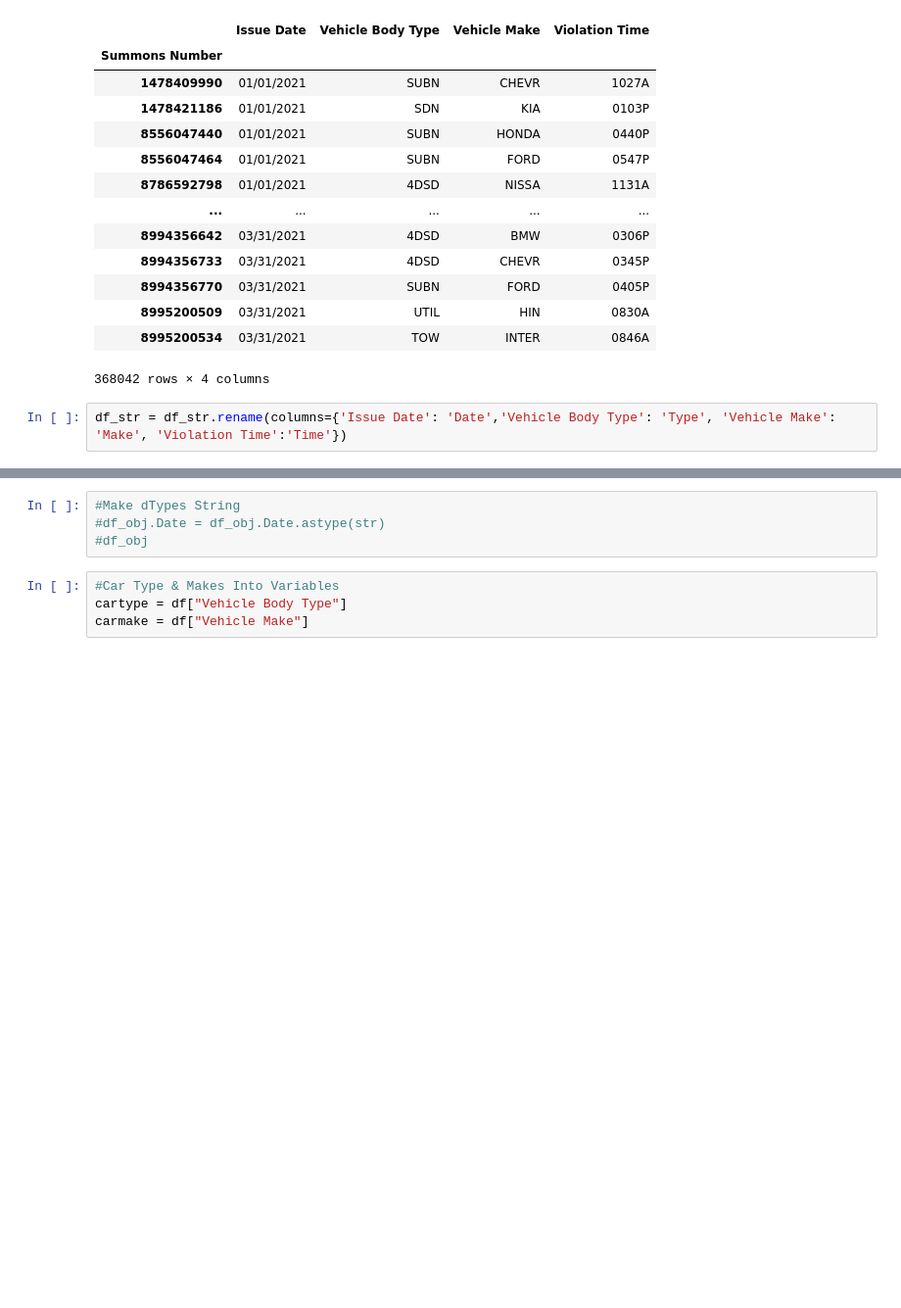
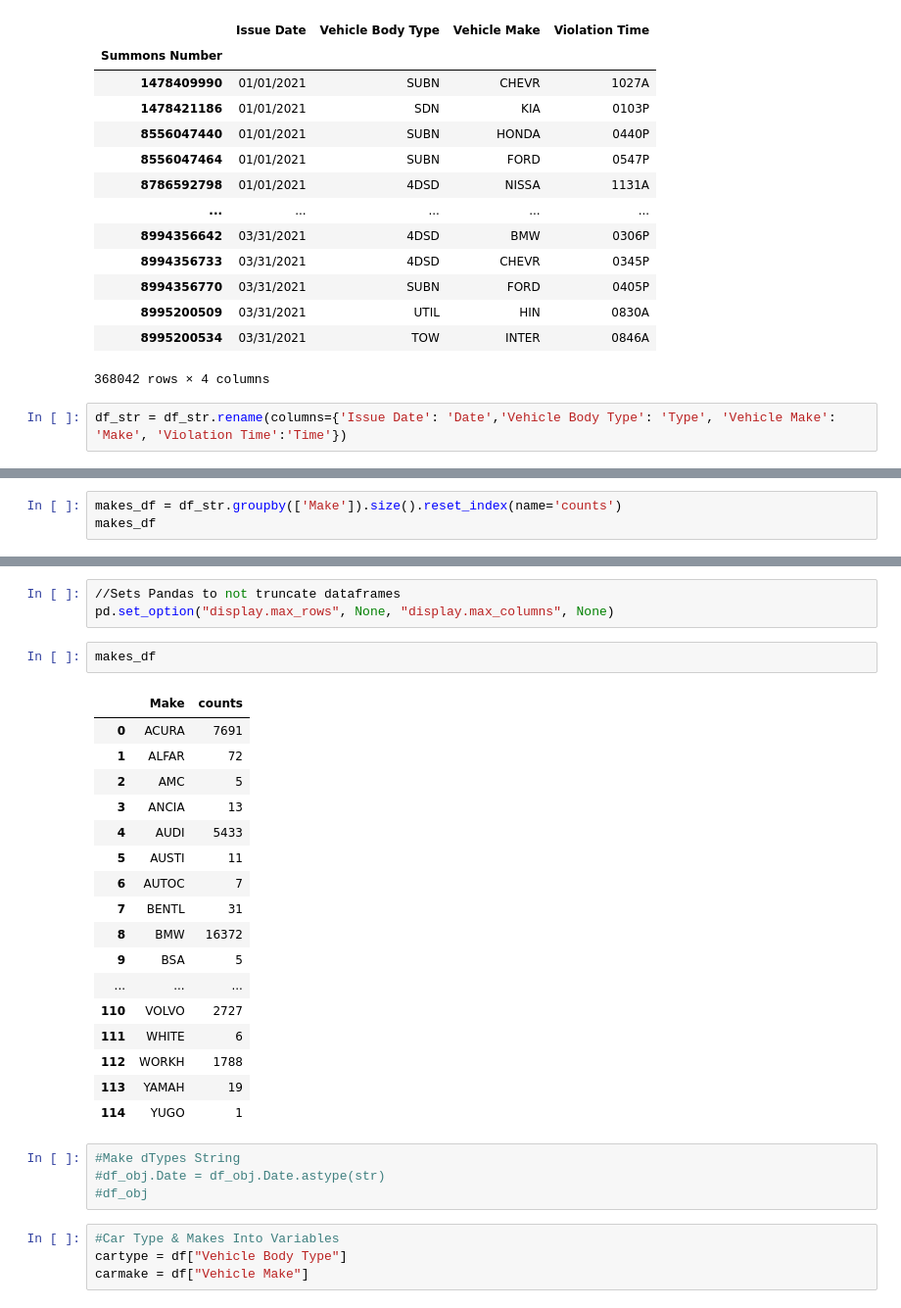
Before and after one commit to mconwa20/Final-project, a Jupyter notebook: nycdatadeepclean.ipynb, the cells around one changed output, grey strips where cells are left out. Shown at 98% size. Saved outputs shown, nothing was run; the diff lists cells and outputs as text; blank space fills up the shorter version.

```diff
--- a/nycdatadeepclean.ipynb
+++ b/nycdatadeepclean.ipynb
@@ -166,0 +187,3 @@ Length: 115, dtype: int64
+# %%
+makes_df = df_str.groupby(['Make']).size().reset_index(name='counts')
+makes_df
@@ -167,3 +204,26 @@ Length: 115, dtype: int64
+# %%
+//Sets Pandas to not truncate dataframes
+pd.set_option("display.max_rows", None, "display.max_columns", None)
+# %%
+makes_df
+# %% [output]
+|  | Make | counts |
+| 0 | ACURA | 7691 |
+| 1 | ALFAR | 72 |
+| 2 | AMC | 5 |
+| 3 | ANCIA | 13 |
+| 4 | AUDI | 5433 |
+| 5 | AUSTI | 11 |
+| 6 | AUTOC | 7 |
+| 7 | BENTL | 31 |
+| 8 | BMW | 16372 |
+| 9 | BSA | 5 |
+| ... | ... | ... |
+| 110 | VOLVO | 2727 |
+| 111 | WHITE | 6 |
+| 112 | WORKH | 1788 |
+| 113 | YAMAH | 19 |
+| 114 | YUGO | 1 |
 # %%
 #Make dTypes String
 #df_obj.Date = df_obj.Date.astype(str)
```
Also changed, not shown: parts of 8 cells of this notebook.
